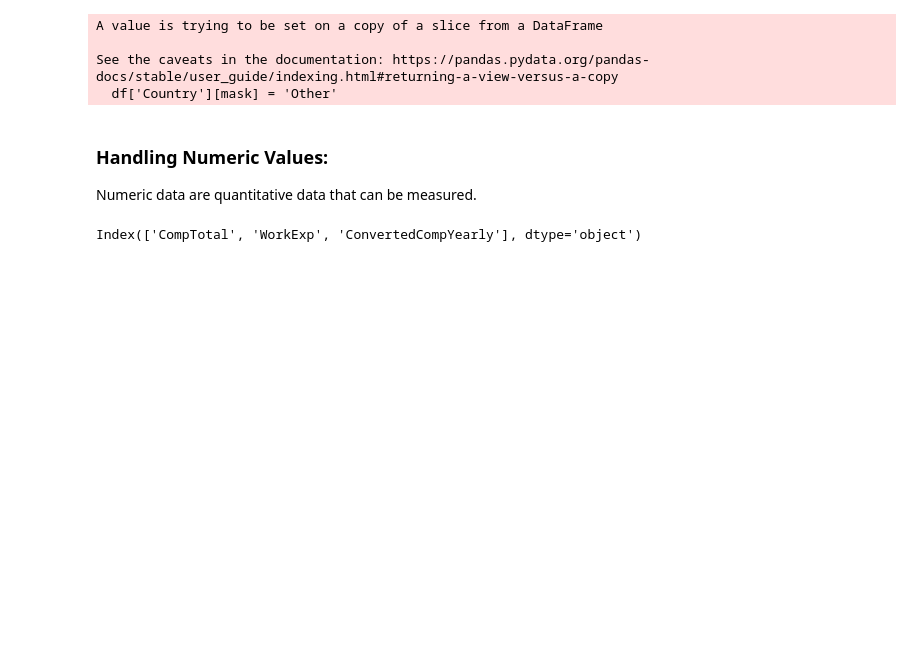
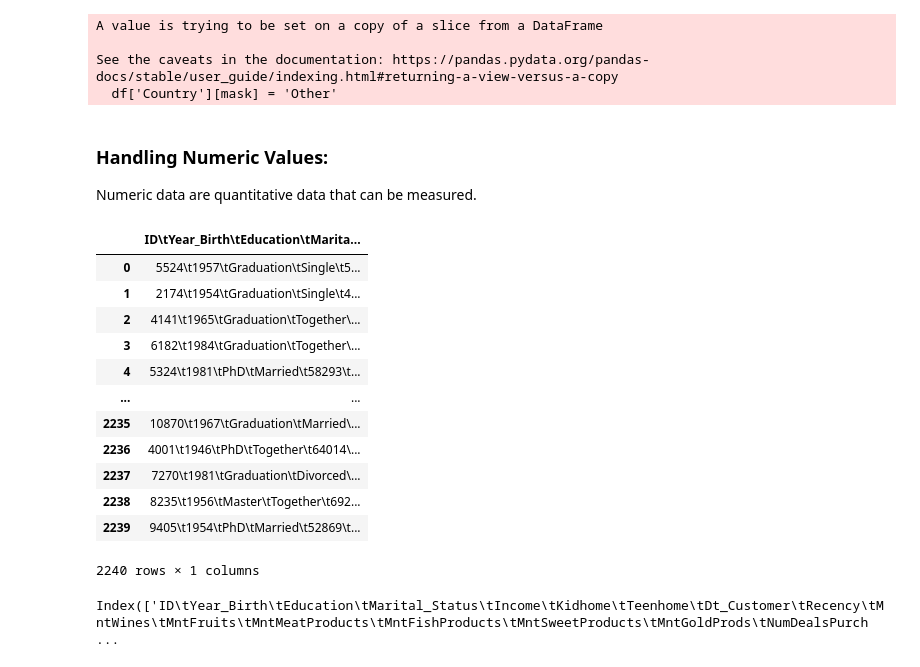
Before and after one commit to Anirudh-rao/Machine-Learning-Project, a Jupyter notebook: 5.Feature Engineering/Pandas/1.CreatingFeatures.ipynb, the cells around one changed output. Saved outputs shown, nothing was run; the diff lists cells and outputs as text; code cells hidden in the pictures; blank space fills up the shorter version.

```diff
--- a/5.Feature Engineering/Pandas/1.CreatingFeatures.ipynb
+++ b/5.Feature Engineering/Pandas/1.CreatingFeatures.ipynb
@@ -144,7 +144,23 @@ See the caveats in the documentation: https://pandas.pydata.org/pandas-docs/stab
 
 Numeric data are quantitative data that can be measured.
 # %%
-only_ints = df.select_dtypes(include=['float'])
-print(only_ints.columns)
+df1 = pd.read_csv('data/marketing_campaign.csv')
+df1
 # %% [output]
+|  | ID\tYear_Birth\tEducation\tMarita... |
+| 0 | 5524\t1957\tGraduation\tSingle\t5... |
+| 1 | 2174\t1954\tGraduation\tSingle\t4... |
+| 2 | 4141\t1965\tGraduation\tTogether\... |
+| 3 | 6182\t1984\tGraduation\tTogether\... |
+| 4 | 5324\t1981\tPhD\tMarried\t58293\t... |
+| ... | ... |
+| 2235 | 10870\t1967\tGraduation\tMarried\... |
+| 2236 | 4001\t1946\tPhD\tTogether\t64014\... |
+| 2237 | 7270\t1981\tGraduation\tDivorced\... |
+| 2238 | 8235\t1956\tMaster\tTogether\t692... |
+| 2239 | 9405\t1954\tPhD\tMarried\t52869\t... |
-Index(['CompTotal', 'WorkExp', 'ConvertedCompYearly'], dtype='object')
+2240 rows × 1 columns
+# %%
+df1.columns
+# %% [output]
+Index(['ID\tYear_Birth\tEducation\tMarital_Status\tIncome\tKidhome\tTeenhome\tDt_Customer\tRecency\tMntWines\tMntFruits\tMntMeatProducts\tMntFishProducts\tMntSweetProducts\tMntGoldProds\tNumDealsPurch ...
```
Also changed, not shown: 2 other files.
